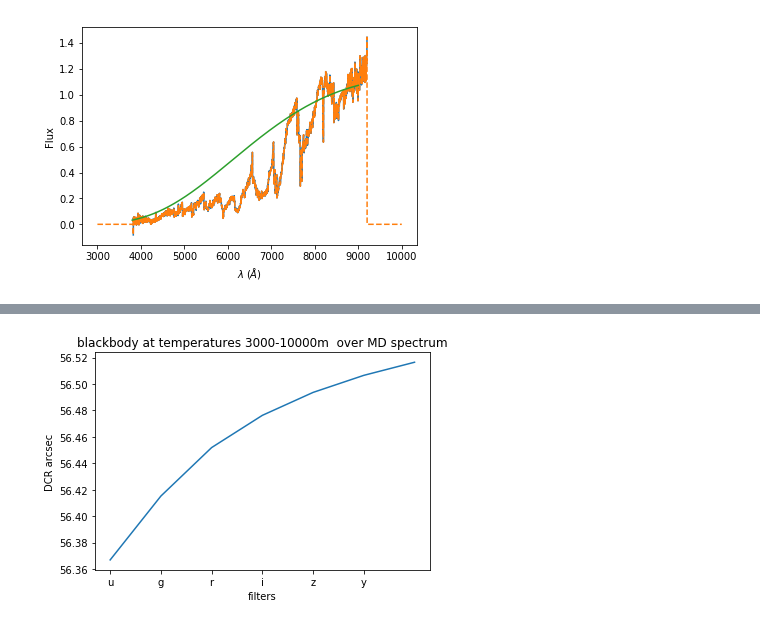
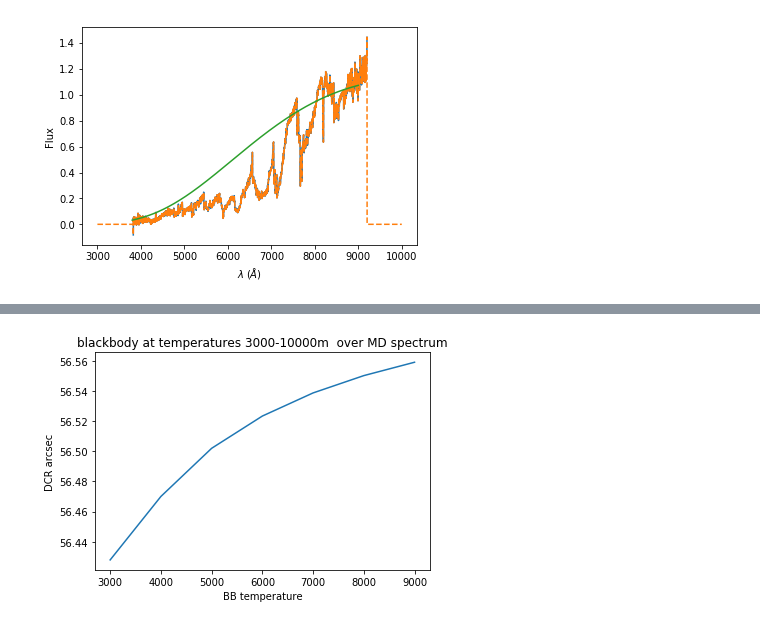
Before and after one commit to RileyWClarke/RAFTS, a Jupyter notebook: testing_nb_FBB.ipynb, the cells around one changed output, grey strips where cells are left out. Saved outputs shown, nothing was run; the diff lists cells and outputs as text; code cells hidden in the pictures.

```diff
--- a/testing_nb_FBB.ipynb
+++ b/testing_nb_FBB.ipynb
@@ -76,10 +80,9 @@ plt.title("blackbody at temperatures 2800m  normalized \nMD spectrum no BB added
 # %%
 w_eff = np.array([md_lamb_eff(band='g', temp=t, mdname='m5.all.na.k.fits', ff=0.2)
                    for t in range(3000,10000,1000)])
-plt.plot(dcr_offset(w_eff, airmass = 1.4))
+plt.plot(range(3000,10000,1000), dcr_offset(w_eff, airmass = 1.4))
 plt.ylabel("DCR arcsec")
-plt.xlabel("filters")
-plt.xticks(range(6), labels=["u","g","r","i","z","y"])
+plt.xlabel("BB temperature")
 plt.title("blackbody at temperatures 3000-10000m  over MD spectrum");
 # %% [output]
-[figure, old version]
+[figure, new version]
```
Also changed, not shown: parts of 5 cells of this notebook.
